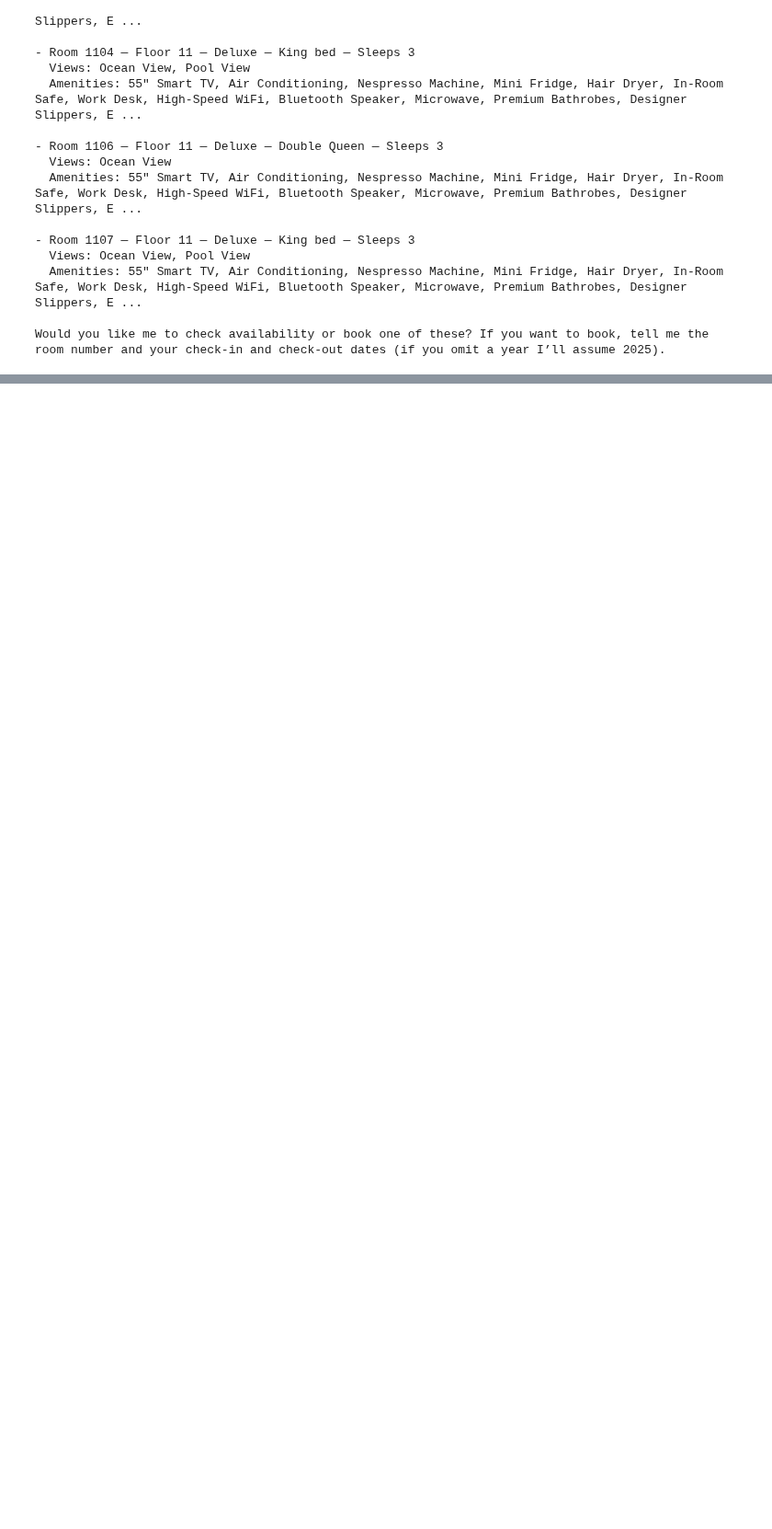
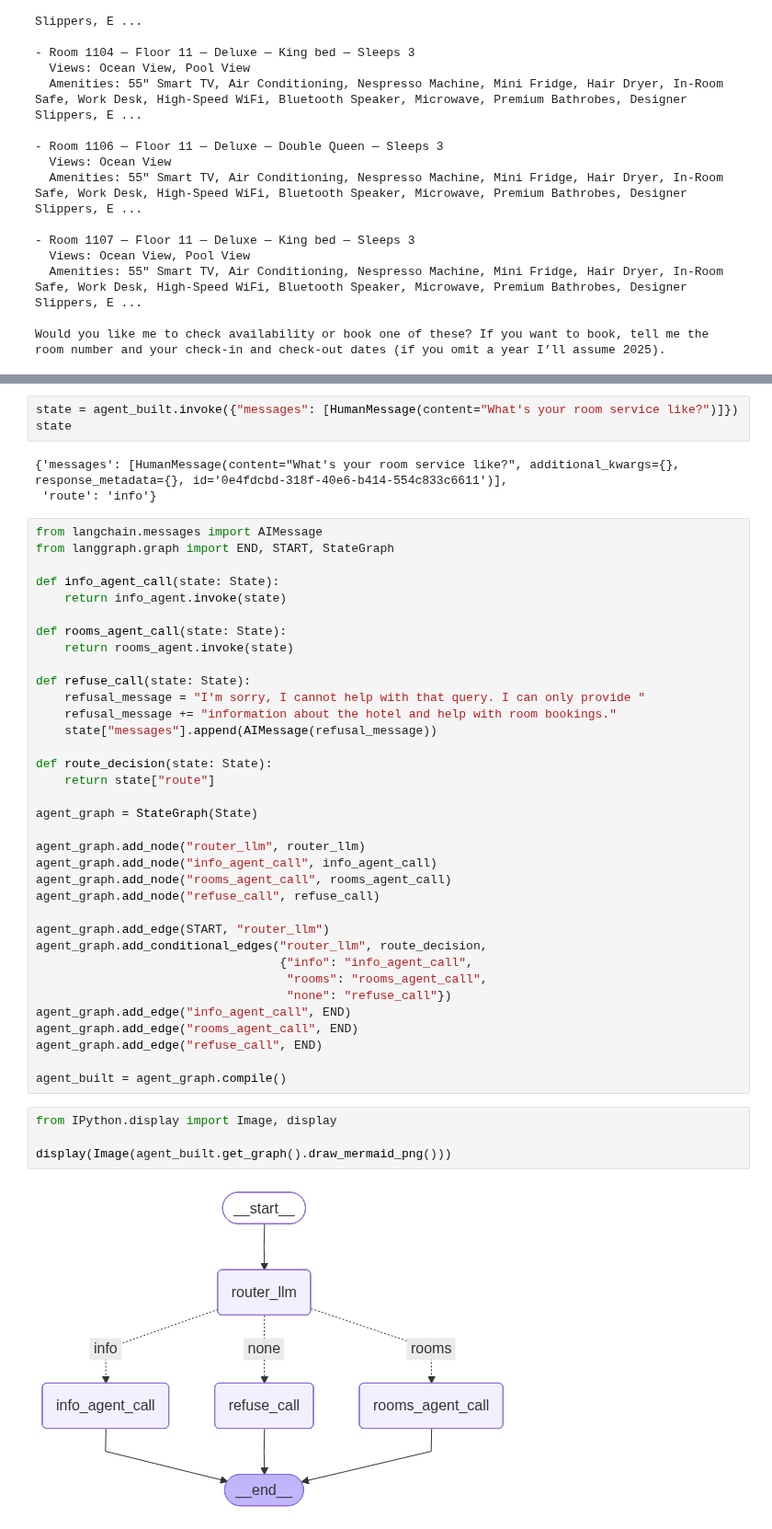
Before and after one commit to iannellis/Blue-Horizon-AI-Concierge, a Jupyter notebook: notebooks/orchestration.ipynb, the cells around one changed output, grey strips where cells are left out. Shown at 92% size. Cells and saved outputs as stored; diff of their text form; blank space fills up the shorter version.

```diff
--- a/notebooks/orchestration.ipynb
+++ b/notebooks/orchestration.ipynb
@@ -61,0 +114,47 @@ class Route(BaseModel):
+# %%
+state = agent_built.invoke({"messages": [HumanMessage(content="What's your room service like?")]})
+state
+# %% [output]
+{'messages': [HumanMessage(content="What's your room service like?", additional_kwargs={}, response_metadata={}, id='0e4fdcbd-318f-40e6-b414-554c833c6611')],
+ 'route': 'info'}
+# %%
+from langchain.messages import AIMessage
+from langgraph.graph import END, START, StateGraph
+
+def info_agent_call(state: State):
+    return info_agent.invoke(state)
+
+def rooms_agent_call(state: State):
+    return rooms_agent.invoke(state)
+
+def refuse_call(state: State):
+    refusal_message = "I'm sorry, I cannot help with that query. I can only provide "
+    refusal_message += "information about the hotel and help with room bookings."
+    state["messages"].append(AIMessage(refusal_message))
+
+def route_decision(state: State):
+    return state["route"]
+
+agent_graph = StateGraph(State)
+
+agent_graph.add_node("router_llm", router_llm)
+agent_graph.add_node("info_agent_call", info_agent_call)
+agent_graph.add_node("rooms_agent_call", rooms_agent_call)
+agent_graph.add_node("refuse_call", refuse_call)
+
+agent_graph.add_edge(START, "router_llm")
+agent_graph.add_conditional_edges("router_llm", route_decision,
+                                  {"info": "info_agent_call",
+                                   "rooms": "rooms_agent_call",
+                                   "none": "refuse_call"})
+agent_graph.add_edge("info_agent_call", END)
+agent_graph.add_edge("rooms_agent_call", END)
+agent_graph.add_edge("refuse_call", END)
+
+agent_built = agent_graph.compile()
+# %%
+from IPython.display import Image, display
+
+display(Image(agent_built.get_graph().draw_mermaid_png()))
+# %% [output]
+[figure, added]
```
Also changed, not shown: parts of 9 cells of this notebook.
